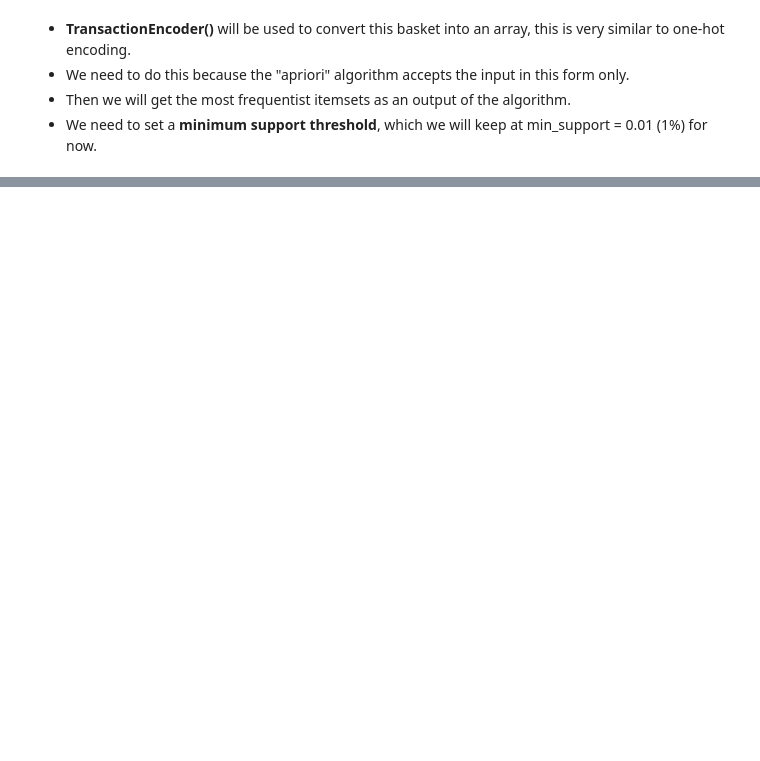
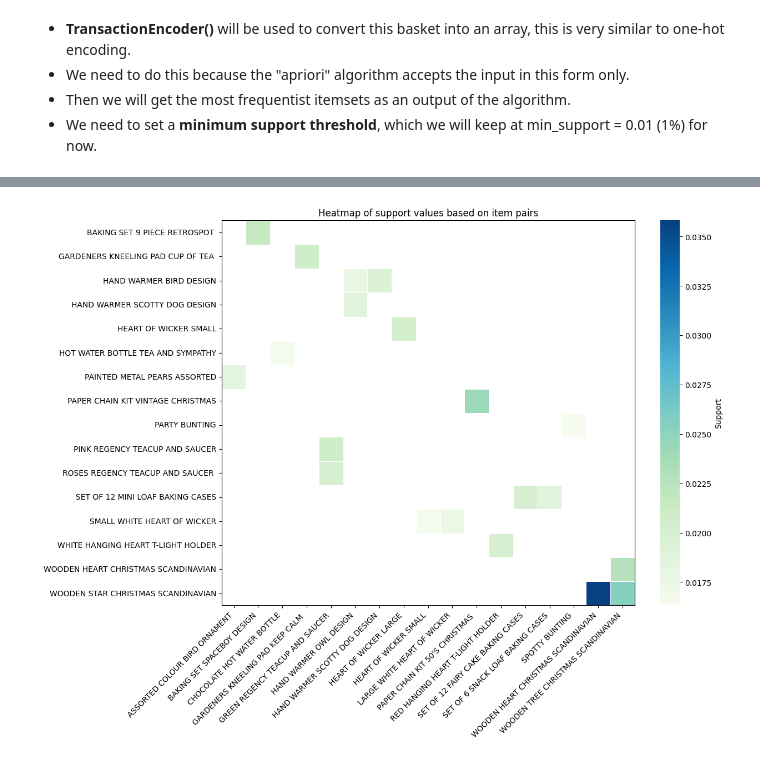
Before and after one commit to tatv047/online-retail-data-analysis, a Jupyter notebook: notebooks/market-basket-analysis.ipynb, the cells around one changed output, grey strips where cells are left out. Cells and saved outputs as stored; diff of their text form; code cells hidden in the pictures; blank space fills up the shorter version.

```diff
--- a/notebooks/market-basket-analysis.ipynb
+++ b/notebooks/market-basket-analysis.ipynb
@@ -336,0 +169,29 @@ Name: confidence, Length: 203, dtype: float64
+# %%
+# let us look more at the pairs
+# top 10 pairs
+top_10_pairs = top_pairs.head(20).copy()
+
+# creating a modified dataframe
+top_10_pairs['Item1'] = top_10_pairs['itemsets'].apply(lambda x: list(x)[0])
+top_10_pairs['Item2'] = top_10_pairs['itemsets'].apply(lambda x: list(x)[1])
+
+heatmap_pair_data = pd.crosstab(
+    top_10_pairs['Item1'],
+    top_10_pairs['Item2'],
+    values = top_10_pairs['support'],
+    aggfunc='mean',dropna = True)
+
+# plotting the heatmap
+plt.figure(figsize=(12,9))
+sns.heatmap(heatmap_pair_data,cmap = 'GnBu',annot = False,fmt = '.1f',cbar_kws = {'label':'Support'},linewidths = 0.5)
+plt.title('Heatmap of support values based on item pairs')
+plt.xticks(rotation = 45,ha = 'right')
+plt.gca().spines['top'].set_visible(True)
+plt.gca().spines['right'].set_visible(True)
+plt.gca().spines['left'].set_visible(True)
+plt.gca().spines['bottom'].set_visible(True)
+plt.xlabel('')
+plt.ylabel('')
+plt.show()
+# %% [output]
+[figure, added]
```
Also changed, not shown: parts of 46 cells of this notebook, 6 other files.
